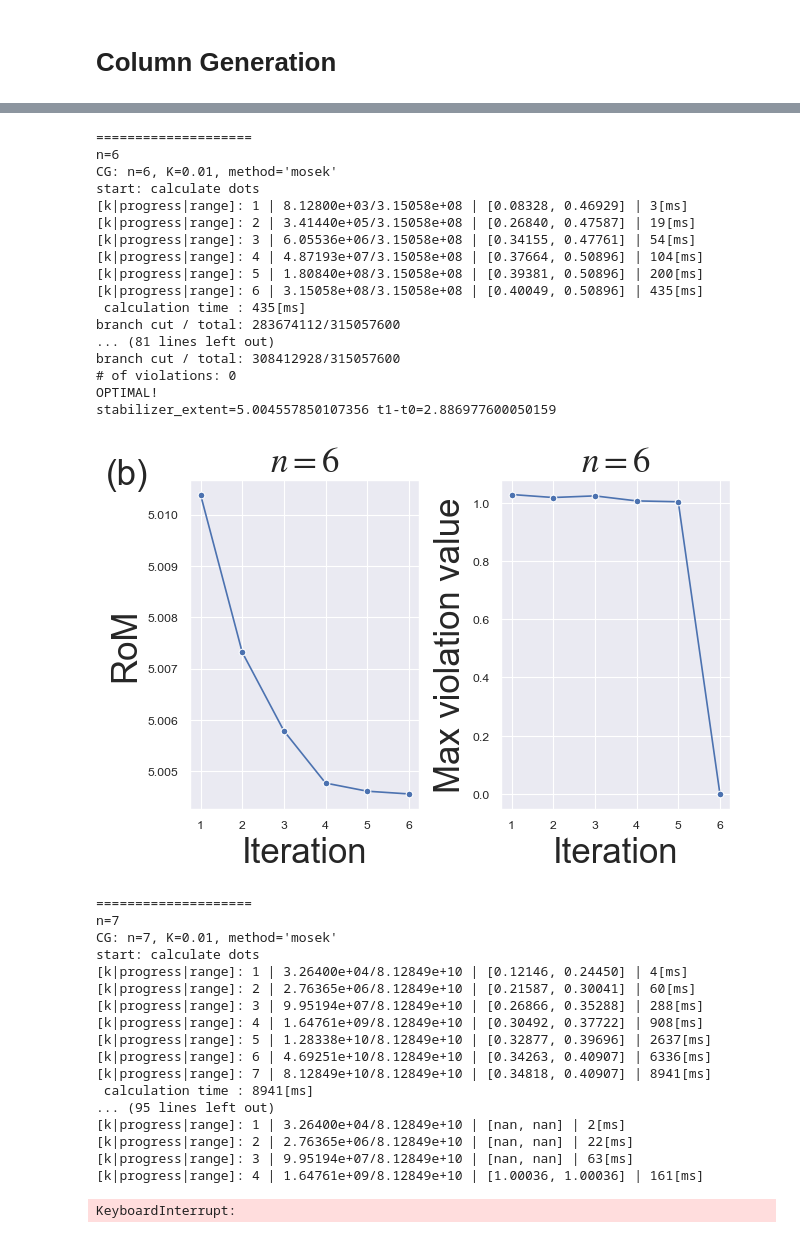
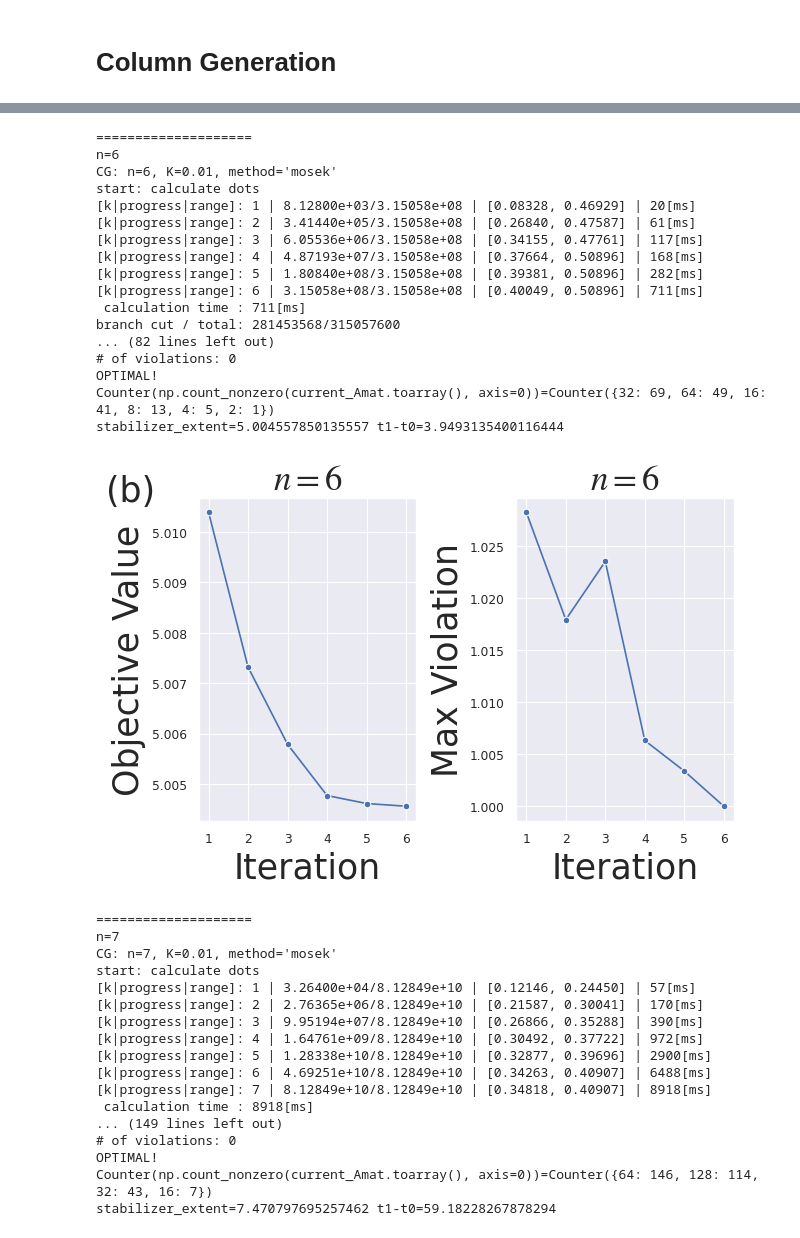
Before and after one commit to quantum-programming/stabilizer_extent, a Jupyter notebook: notebooks/column_generation.ipynb, the cells around one changed output, grey strips where cells are left out. Drawn from its saved outputs; the diff is of its cells as text; code cells hidden in the pictures.

```diff
--- a/notebooks/column_generation.ipynb
+++ b/notebooks/column_generation.ipynb
@@ -20,6 +37,7 @@ print(1 << 64)
 87876754128408960000
 18446744073709551616
 # %%
+from collections import Counter
 from exputils.dot.get_topK_Amat import get_topK_Amat
 import seaborn as sns
 
@@ -35,14 +53,14 @@ def visualize_result(n_qubit, extends, max_values):
     # plot extends to ax1 with seaborn
     sns.lineplot(x=list(range(1, len(extends) + 1)), y=extends, ax=ax1, marker="o")
     ax1.set_xlabel("Iteration", fontsize=25)
-    ax1.set_ylabel("RoM", fontsize=25)
+    ax1.set_ylabel("Objective Value", fontsize=25)
     ax1.set_xticks(list(range(1, len(extends) + 1)))
     ax1.set_title(f"$n = {n_qubit}$", fontsize=25)
     sns.lineplot(
         x=list(range(1, len(max_values) + 1)), y=max_values, ax=ax2, marker="o"
     )
     ax2.set_xlabel("Iteration", fontsize=25)
-    ax2.set_ylabel("Max violation value", fontsize=25)
+    ax2.set_ylabel("Max Violation", fontsize=25)
     ax2.set_xticks(list(range(1, len(max_values) + 1)))
     ax2.set_title(f"$n = {n_qubit}$", fontsize=25)
     fig.suptitle("(a)" if n_qubit == 7 else "(b)", fontsize=25, y=0.85, x=0.05)
@@ -97,7 +115,11 @@ def CG(n: int, psi: np.ndarray, K: float, method: str = "mosek"):
             :, np.argpartition(dual_dots, -extra_size)[-extra_size:]
         ]
         print(f"{current_Amat.shape=}, {extra_Amat.shape=}")
+        if extra_Amat.shape[1] <= 1:
+            print(extra_Amat.toarray())
         current_Amat = scipy.sparse.hstack([current_Amat, extra_Amat])
+
+    print(f"{Counter(np.count_nonzero(current_Amat.toarray(), axis=0))=}")
     return stabilizer_extent, extends, max_values
 # %%
 n = 4
@@ -134,7 +156,7 @@ CORRECT!
 # %%
 import time
 
-for n in [4, 5, 6, 7, 8]:
+for n in [4, 5, 6, 7]:  # , 8]:
     print("=" * 20)
     print(f"{n=}")
     np.random.seed(seed)
@@ -184,36 +206,35 @@ stabilizer_extent=3.4353240384254486 t1-t0=0.8014290999853984
 ====================
 n=6
 CG: n=6, K=0.01, method='mosek'
 start: calculate dots
-[k|progress|range]: 1 | 8.12800e+03/3.15058e+08 | [0.08328, 0.46929] | 3[ms]
-[k|progress|range]: 2 | 3.41440e+05/3.15058e+08 | [0.26840, 0.47587] | 19[ms]
-[k|progress|range]: 3 | 6.05536e+06/3.15058e+08 | [0.34155, 0.47761] | 54[ms]
-[k|progress|range]: 4 | 4.87193e+07/3.15058e+08 | [0.37664, 0.50896] | 104[ms]
-[k|progress|range]: 5 | 1.80840e+08/3.15058e+08 | [0.39381, 0.50896] | 200[ms]
-[k|progress|range]: 6 | 3.15058e+08/3.15058e+08 | [0.40049, 0.50896] | 435[ms]
- calculation time : 435[ms]
-branch cut / total: 283674112/315057600
-... (81 lines left out)
-branch cut / total: 308412928/315057600
+[k|progress|range]: 1 | 8.12800e+03/3.15058e+08 | [0.08328, 0.46929] | 20[ms]
+[k|progress|range]: 2 | 3.41440e+05/3.15058e+08 | [0.26840, 0.47587] | 61[ms]
+[k|progress|range]: 3 | 6.05536e+06/3.15058e+08 | [0.34155, 0.47761] | 117[ms]
+[k|progress|range]: 4 | 4.87193e+07/3.15058e+08 | [0.37664, 0.50896] | 168[ms]
+[k|progress|range]: 5 | 1.80840e+08/3.15058e+08 | [0.39381, 0.50896] | 282[ms]
+[k|progress|range]: 6 | 3.15058e+08/3.15058e+08 | [0.40049, 0.50896] | 711[ms]
+ calculation time : 711[ms]
+branch cut / total: 281453568/315057600
+... (82 lines left out)
 # of violations: 0
 OPTIMAL!
-stabilizer_extent=5.004557850107356 t1-t0=2.886977600050159
+Counter(np.count_nonzero(current_Amat.toarray(), axis=0))=Counter({32: 69, 64: 49, 16: 41, 8: 13, 4: 5, 2: 1})
+stabilizer_extent=5.004557850135557 t1-t0=3.9493135400116444
-[figure, old version]
+[figure, new version]
 ====================
 n=7
 CG: n=7, K=0.01, method='mosek'
 start: calculate dots
-[k|progress|range]: 1 | 3.26400e+04/8.12849e+10 | [0.12146, 0.24450] | 4[ms]
-[k|progress|range]: 2 | 2.76365e+06/8.12849e+10 | [0.21587, 0.30041] | 60[ms]
-[k|progress|range]: 3 | 9.95194e+07/8.12849e+10 | [0.26866, 0.35288] | 288[ms]
-[k|progress|range]: 4 | 1.64761e+09/8.12849e+10 | [0.30492, 0.37722] | 908[ms]
-[k|progress|range]: 5 | 1.28338e+10/8.12849e+10 | [0.32877, 0.39696] | 2637[ms]
-[k|progress|range]: 6 | 4.69251e+10/8.12849e+10 | [0.34263, 0.40907] | 6336[ms]
-[k|progress|range]: 7 | 8.12849e+10/8.12849e+10 | [0.34818, 0.40907] | 8941[ms]
- calculation time : 8941[ms]
-... (95 lines left out)
-[k|progress|range]: 1 | 3.26400e+04/8.12849e+10 | [nan, nan] | 2[ms]
-[k|progress|range]: 2 | 2.76365e+06/8.12849e+10 | [nan, nan] | 22[ms]
-[k|progress|range]: 3 | 9.95194e+07/8.12849e+10 | [nan, nan] | 63[ms]
-[k|progress|range]: 4 | 1.64761e+09/8.12849e+10 | [1.00036, 1.00036] | 161[ms]
+[k|progress|range]: 1 | 3.26400e+04/8.12849e+10 | [0.12146, 0.24450] | 57[ms]
+[k|progress|range]: 2 | 2.76365e+06/8.12849e+10 | [0.21587, 0.30041] | 170[ms]
+[k|progress|range]: 3 | 9.95194e+07/8.12849e+10 | [0.26866, 0.35288] | 390[ms]
+[k|progress|range]: 4 | 1.64761e+09/8.12849e+10 | [0.30492, 0.37722] | 972[ms]
+[k|progress|range]: 5 | 1.28338e+10/8.12849e+10 | [0.32877, 0.39696] | 2900[ms]
+[k|progress|range]: 6 | 4.69251e+10/8.12849e+10 | [0.34263, 0.40907] | 6488[ms]
+[k|progress|range]: 7 | 8.12849e+10/8.12849e+10 | [0.34818, 0.40907] | 8918[ms]
+ calculation time : 8918[ms]
+... (149 lines left out)
+# of violations: 0
+OPTIMAL!
+Counter(np.count_nonzero(current_Amat.toarray(), axis=0))=Counter({64: 146, 128: 114, 32: 43, 16: 7})
+stabilizer_extent=7.470797695257462 t1-t0=59.18228267878294
-KeyboardInterrupt:
```
Also changed, not shown: parts of 3 cells of this notebook, 7 other files.
